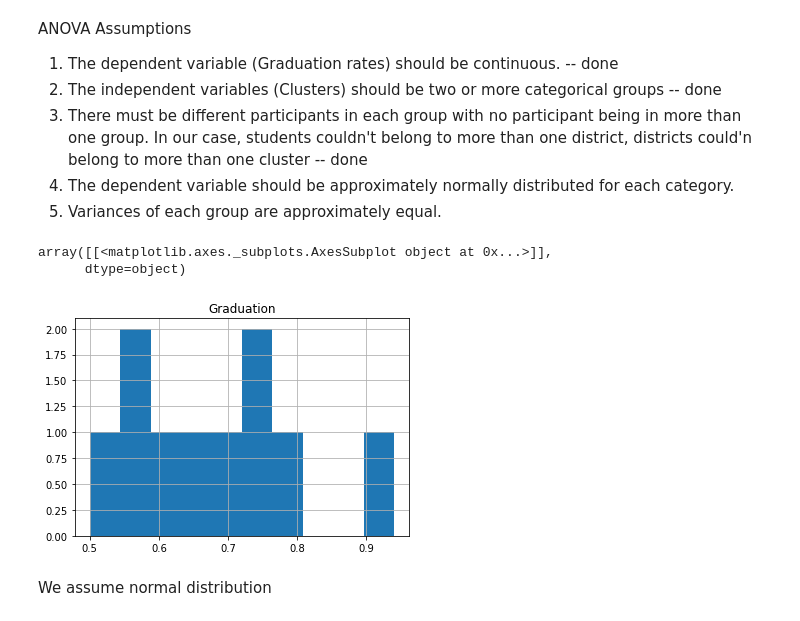
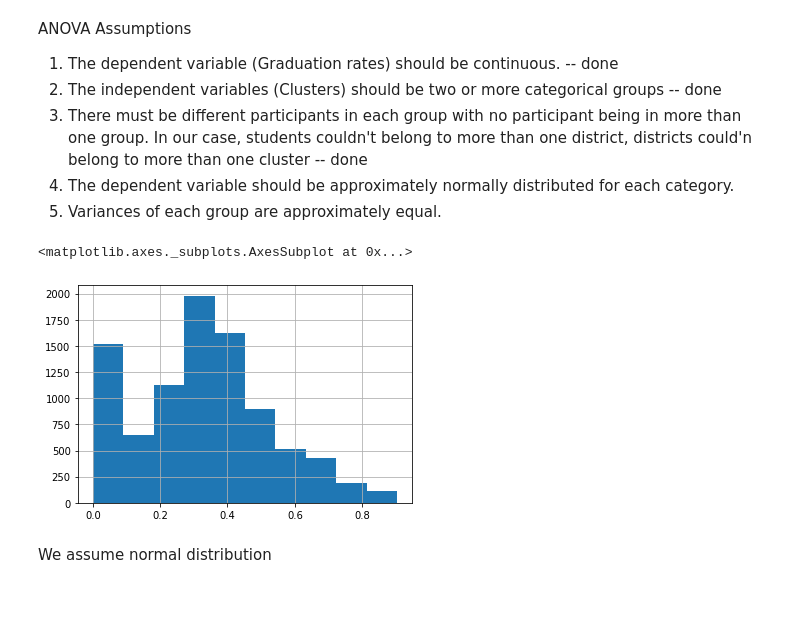
Before and after one commit to cjradomski/Final-Project, a Jupyter notebook: ANOVA.ipynb, the cells around one changed output. Drawn from its saved outputs; the diff is of its cells as text; code cells hidden in the pictures.

Commit message:
Added ANOVA analysis code based on original data

```diff
--- a/ANOVA.ipynb
+++ b/ANOVA.ipynb
@@ -17,4 +17,5 @@ import statsmodels.api as sm
 #import numpy_indexed as npi
 # %%
 #oped the data frame
-#df= pd.read_csv("file.csv")
+df= pd.read_csv("Sources/df_clustered.csv")
+df
@@ -21,5 +35,0 @@ import statsmodels.api as sm
-# %%
-data = {'ID': [1, 2, 3, 4, 5, 6, 7, 8, 9, 10], 'Cluster': [1, 2, 3, 2, 1, 1, 2, 3, 2, 1], 'Graduation': [0.6, 0.65, 0.8, 0.75, 0.5, 0.55, 0.69, 0.94, 0.74, 0.56]}
-df= pd.DataFrame(data)
-df = df.set_index(["ID"])
-df
@@ -38,0 +36,4 @@ df
+# %%
+#Drop column Unnamed: 0
+df = df.drop(columns = ['Unnamed: 0'])
+df
@@ -38,0 +54,4 @@ df
+# %%
+#Calculate Graduation rate
+df['GR_RATE'] = df.UC_GRADS/df.GR_12
+df
@@ -46,12 +79,10 @@ ANOVA Assumptions
 5. Variances of each group are approximately equal.
 # %%
 #Check Normal distribution across groups through visual inspection (Assumption 4)
-
-df.hist()
+df.GR_RATE.hist()
 # %% [output]
-array([[<matplotlib.axes._subplots.AxesSubplot object at 0x...>]],
-      dtype=object)
+<matplotlib.axes._subplots.AxesSubplot at 0x...>
-[figure, old version]
+[figure, new version]
 # %% [markdown]
 We assume normal distribution
 # %% [markdown]
```
Also changed, not shown: parts of 6 cells of this notebook.
